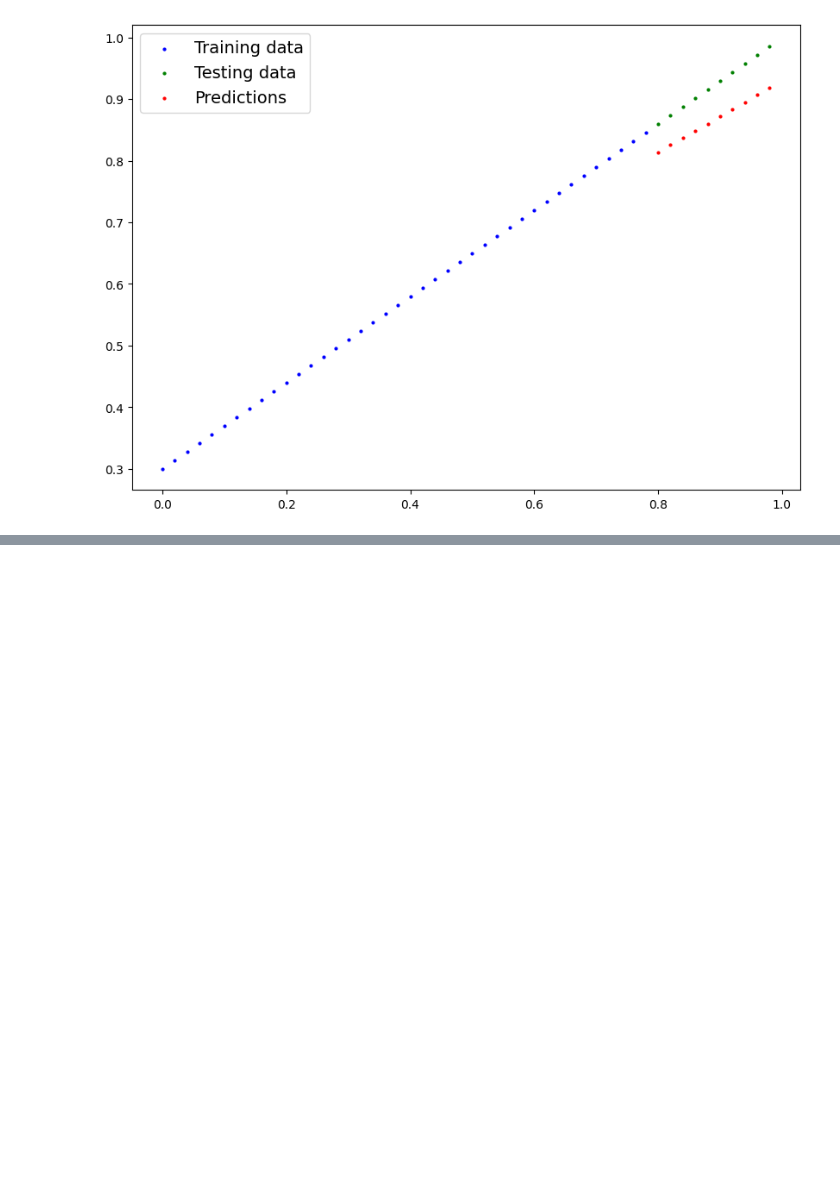
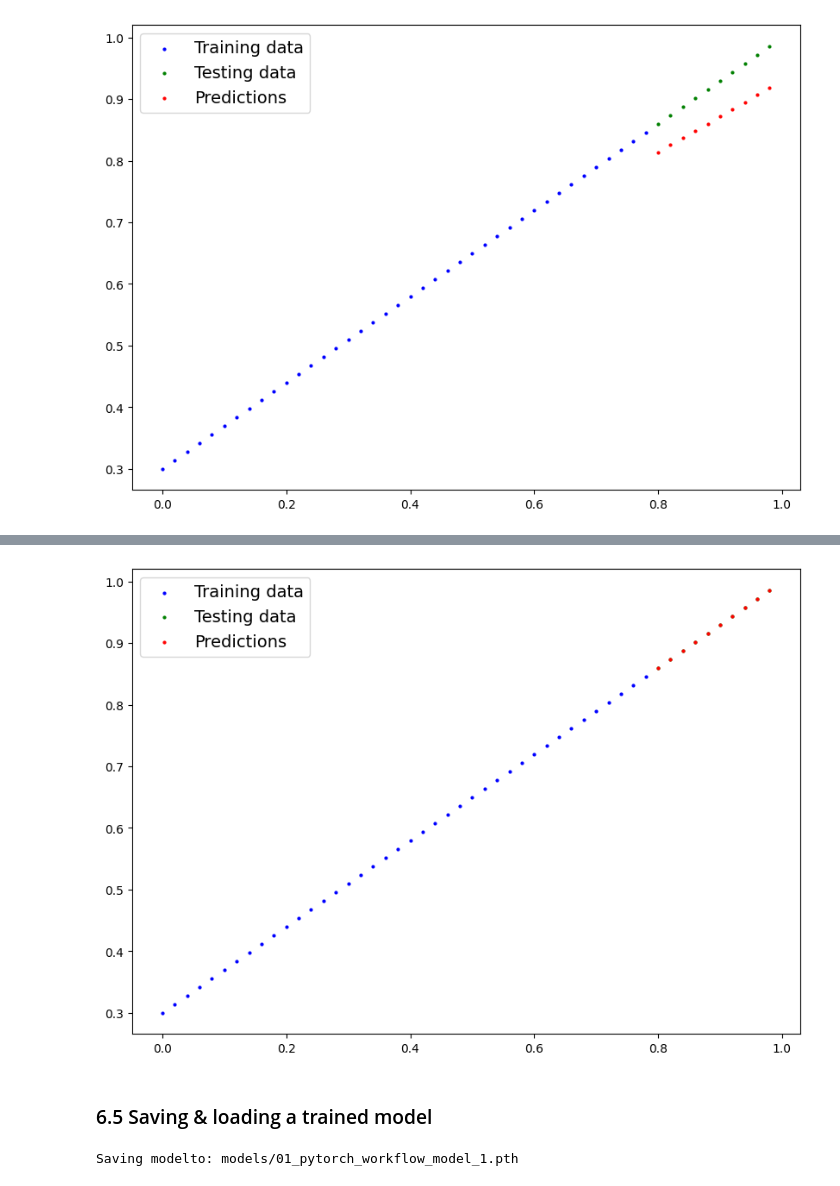
Before and after one commit to venkatesh28032004/PyTorch, a Jupyter notebook: 01_PyTorch_workflow.ipynb, the cells around one changed output, grey strips where cells are left out. Saved outputs shown, nothing was run; the diff lists cells and outputs as text; code cells hidden in the pictures; blank space fills up the shorter version.

```diff
--- a/01_PyTorch_workflow.ipynb
+++ b/01_PyTorch_workflow.ipynb
@@ -355,0 +566,6 @@ with torch.inference_mode():
+# %%
+# Split data
+train_split = int(0.8*len(X))
+
+X_train,y_train = X[:train_split], y[:train_split]
+X_test, y_test = X[train_split:], y[train_split:]
@@ -355,0 +580,16 @@ with torch.inference_mode():
+# %%
+# Create a linear model by subclassing nn.Module
+class LinearRegressionModelV2(nn.Module):
+  def __init__(self):
+    super().__init__()
+    # Use nn.Linear() for creating the model parameters / also called: Linear transform, probing layer, fully connected layer, dense layer
+    self.linear_layer = nn.Linear(in_features = 1,
+                                  out_features = 1)
+
+  def forward(self, x : torch.Tensor) -> torch.Tensor:
+    return self.linear_layer(x)
+
+# Set the manual_seed
+torch.manual_seed(42)
+model_1 = LinearRegressionModelV2()
+model_1, model_1.state_dict()
@@ -355,0 +621,7 @@ with torch.inference_mode():
+# %%
+# Setup loss function
+loss_fn = nn.L1Loss() # same as MAE
+
+# Setup our optimizer
+optimizer = torch.optim.SGD(params = model_1.parameters(),
+                            lr = 0.01)
@@ -355,0 +696,8 @@ with torch.inference_mode():
+# %%
+# Turn model into evaluation mode
+model_1.eval()
+
+# Make preditions on the test data
+with torch.inference_mode():
+  y_preds = model_1(X_test)
+y_preds
@@ -355,0 +715,24 @@ with torch.inference_mode():
+# %%
+# Check out our model predictions visually
+plot_predictions(predictions = y_preds.cpu()) # since the tensors are on the CUDA, and matplotlib works with numpy on CPU, we should use `<CUDA Tensor>.cpu()`.
+# %% [output]
+[figure, added]
+# %% [markdown]
+### 6.5 Saving & loading a trained model
+# %%
+from pathlib import Path
+
+# 1. Create models directory
+MODEL_PATH = Path("models")
+MODEL_PATH.mkdir(parents = True, exist_ok = True)
+
+# 2. Create mode save path
+MODEL_NAME = "01_pytorch_workflow_model_1.pth"
+MODEL_SAVE_PATH = MODEL_PATH / MODEL_NAME
+
+# 3. Save the model state dict
+print(f"Saving modelto: {MODEL_SAVE_PATH}")
+torch.save(obj = model_1.state_dict(),
+           f = MODEL_SAVE_PATH)
+# %% [output]
+Saving modelto: models/01_pytorch_workflow_model_1.pth
```
Also changed, not shown: parts of 34 cells of this notebook.
